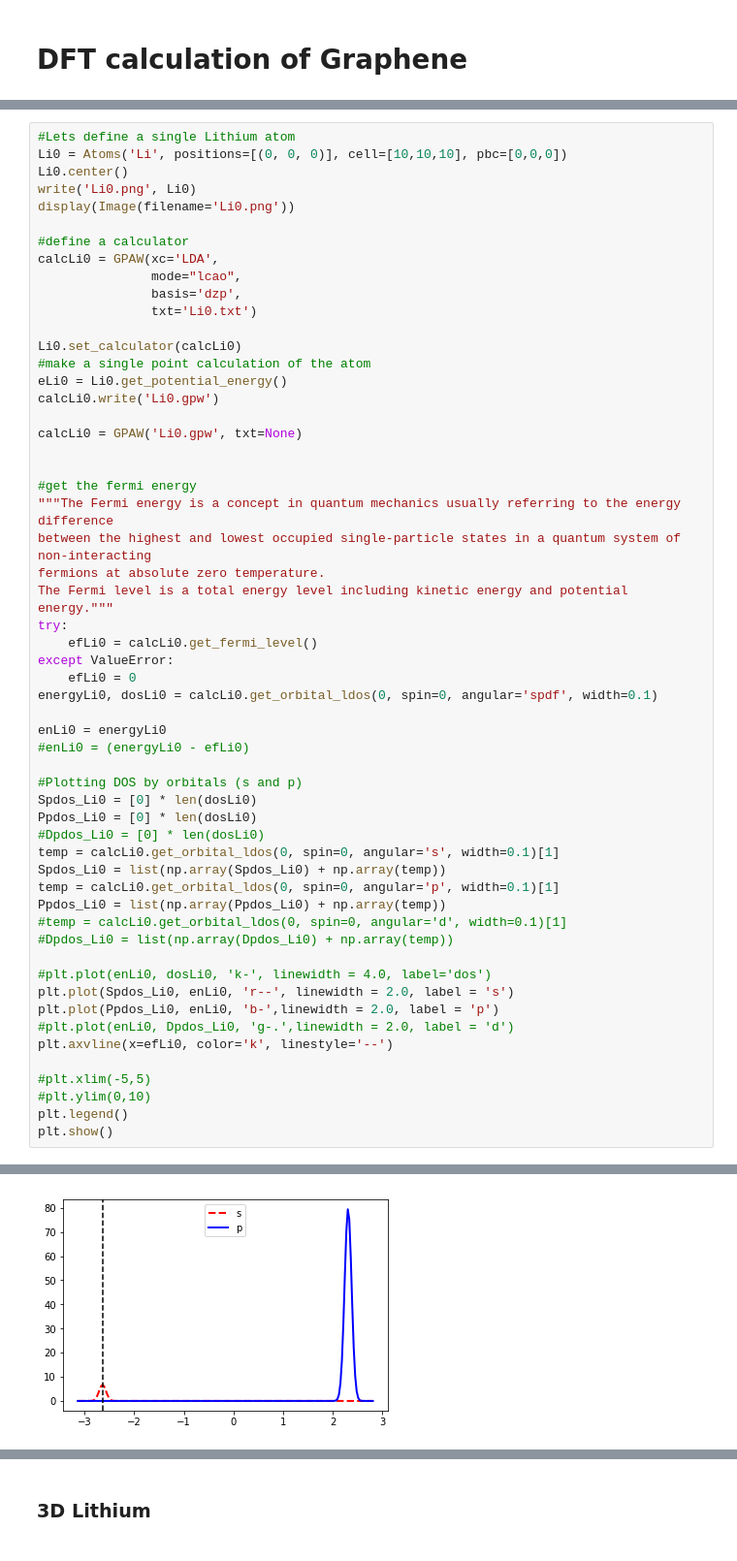
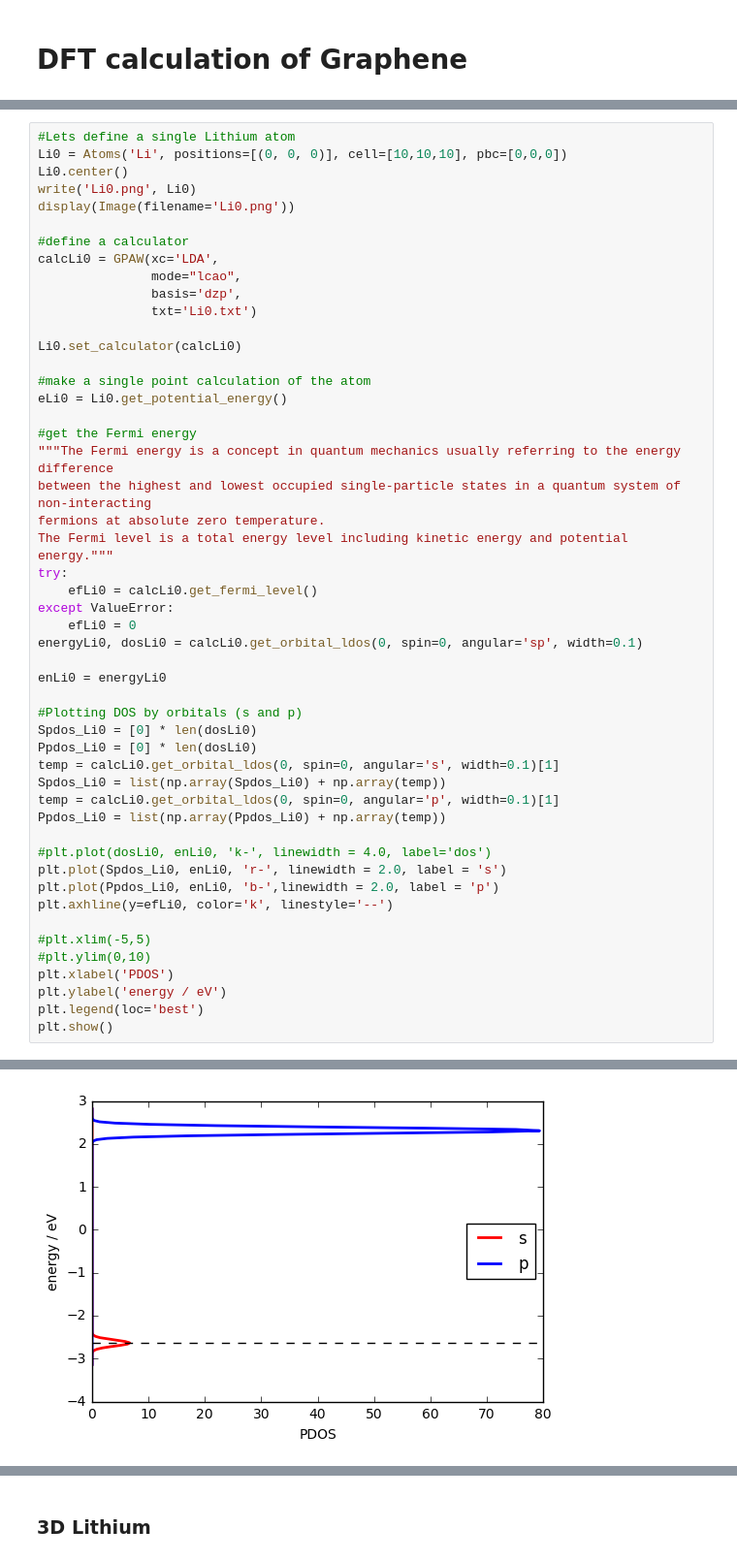
Before and after one commit to vilab-tartu/LOKT.02.048, a Jupyter notebook: week3/Li.ipynb, the cells around one changed output, grey strips where cells are left out. Shown at 97% size. Drawn from its saved outputs; the diff is of its cells as text.

```diff
--- a/week3/Li.ipynb
+++ b/week3/Li.ipynb
@@ -41,49 +40,43 @@ calcLi0 = GPAW(xc='LDA',
                txt='Li0.txt')
 
 Li0.set_calculator(calcLi0)
+
 #make a single point calculation of the atom
 eLi0 = Li0.get_potential_energy()
-calcLi0.write('Li0.gpw')
 
-calcLi0 = GPAW('Li0.gpw', txt=None)
-
-
-#get the fermi energy
+#get the Fermi energy
 """The Fermi energy is a concept in quantum mechanics usually referring to the energy difference
 between the highest and lowest occupied single-particle states in a quantum system of non-interacting
 fermions at absolute zero temperature.
 The Fermi level is a total energy level including kinetic energy and potential energy."""
 try:
     efLi0 = calcLi0.get_fermi_level()
 except ValueError:
     efLi0 = 0
-energyLi0, dosLi0 = calcLi0.get_orbital_ldos(0, spin=0, angular='spdf', width=0.1)
+energyLi0, dosLi0 = calcLi0.get_orbital_ldos(0, spin=0, angular='sp', width=0.1)
 
 enLi0 = energyLi0
-#enLi0 = (energyLi0 - efLi0)
 
 #Plotting DOS by orbitals (s and p)
 Spdos_Li0 = [0] * len(dosLi0)
 Ppdos_Li0 = [0] * len(dosLi0)
-#Dpdos_Li0 = [0] * len(dosLi0)
 temp = calcLi0.get_orbital_ldos(0, spin=0, angular='s', width=0.1)[1]
 Spdos_Li0 = list(np.array(Spdos_Li0) + np.array(temp))
 temp = calcLi0.get_orbital_ldos(0, spin=0, angular='p', width=0.1)[1]
 Ppdos_Li0 = list(np.array(Ppdos_Li0) + np.array(temp))
-#temp = calcLi0.get_orbital_ldos(0, spin=0, angular='d', width=0.1)[1]
-#Dpdos_Li0 = list(np.array(Dpdos_Li0) + np.array(temp))
 
-#plt.plot(enLi0, dosLi0, 'k-', linewidth = 4.0, label='dos')
-plt.plot(Spdos_Li0, enLi0, 'r--', linewidth = 2.0, label = 's')
+#plt.plot(dosLi0, enLi0, 'k-', linewidth = 4.0, label='dos')
+plt.plot(Spdos_Li0, enLi0, 'r-', linewidth = 2.0, label = 's')
 plt.plot(Ppdos_Li0, enLi0, 'b-',linewidth = 2.0, label = 'p')
-#plt.plot(enLi0, Dpdos_Li0, 'g-.',linewidth = 2.0, label = 'd')
-plt.axvline(x=efLi0, color='k', linestyle='--')
+plt.axhline(y=efLi0, color='k', linestyle='--')
 
 #plt.xlim(-5,5)
 #plt.ylim(0,10)
-plt.legend()
+plt.xlabel('PDOS')
+plt.ylabel('energy / eV')
+plt.legend(loc='best')
 plt.show()
 # %% [output]
 [figure]
-[figure, old version]
+[figure, new version]
 # %% [markdown]
```
Also changed, not shown: parts of 12 cells of this notebook.
